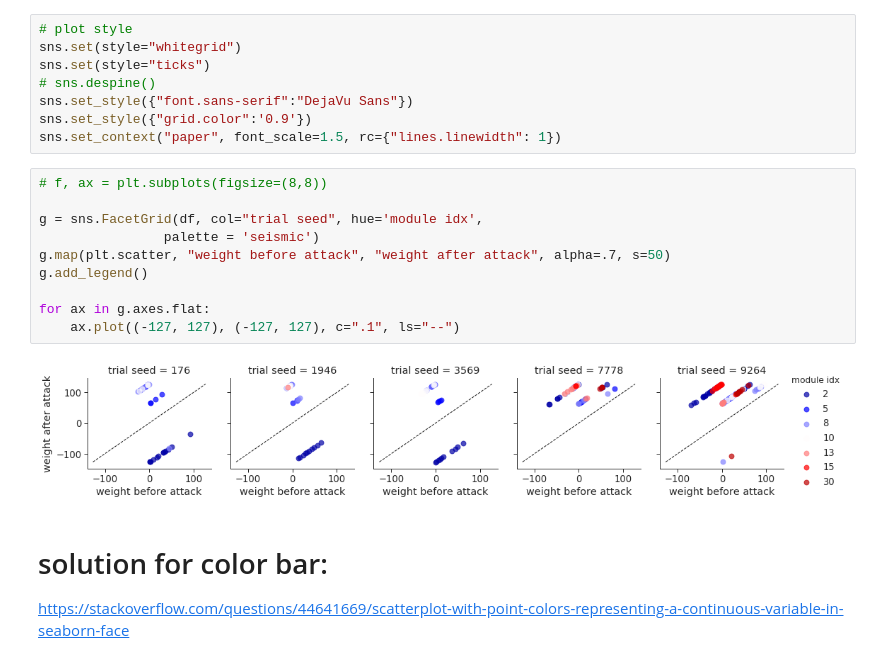
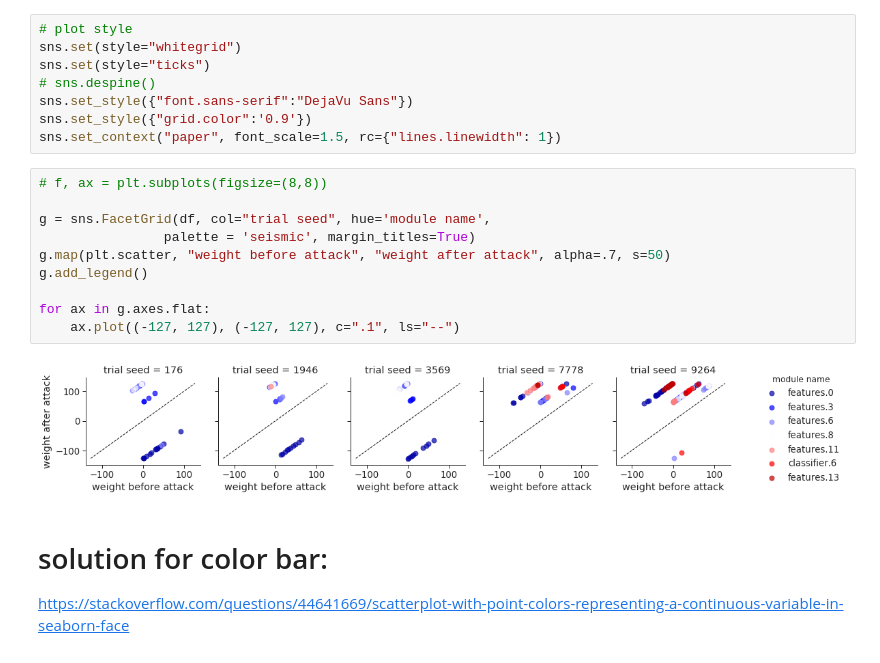
Before and after one commit to elliothe/BFA, a Jupyter notebook: visulization/ob1_2.ipynb, the cells around one changed output. Cells and saved outputs as stored; diff of their text form.

```diff
--- a/visulization/ob1_2.ipynb
+++ b/visulization/ob1_2.ipynb
@@ -95,15 +95,15 @@ sns.set_context("paper", font_scale=1.5, rc={"lines.linewidth": 1})
 # %%
 # f, ax = plt.subplots(figsize=(8,8))
 
-g = sns.FacetGrid(df, col="trial seed", hue='module idx',
-                palette = 'seismic')
+g = sns.FacetGrid(df, col="trial seed", hue='module name',
+                palette = 'seismic', margin_titles=True)
 g.map(plt.scatter, "weight before attack", "weight after attack", alpha=.7, s=50)
 g.add_legend()
 
 for ax in g.axes.flat:
     ax.plot((-127, 127), (-127, 127), c=".1", ls="--")
 # %% [output]
-[figure, old version]
+[figure, new version]
 # %% [markdown]
 # solution for color bar:
 https://stackoverflow.com/questions/44641669/scatterplot-with-point-colors-representing-a-continuous-variable-in-seaborn-face
```
Also changed, not shown: 15 other files.
